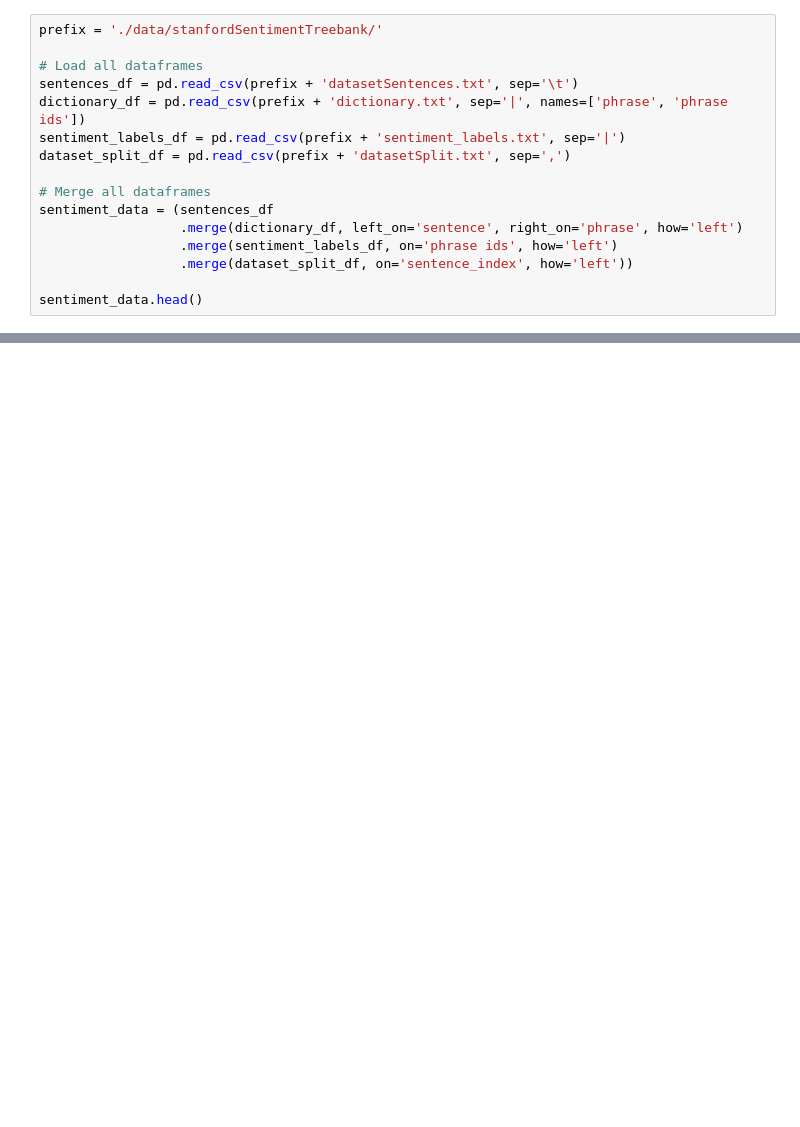
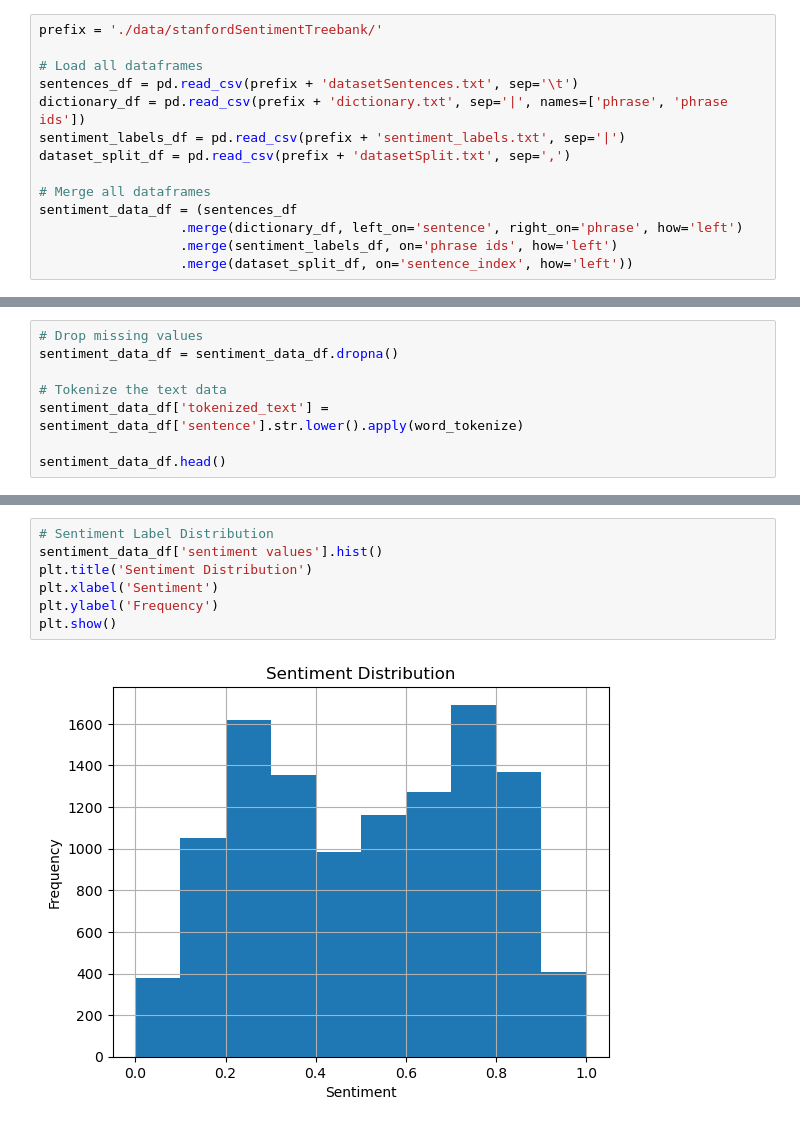
Before and after one commit to DaveS24/RealTime-SentimentAnalyzer, a Jupyter notebook: data_loader.ipynb, the cells around one changed output, grey strips where cells are left out. Cells and saved outputs as stored; diff of their text form; blank space fills up the shorter version.

```diff
--- a/data_loader.ipynb
+++ b/data_loader.ipynb
@@ -10,9 +17,7 @@ sentiment_labels_df = pd.read_csv(prefix + 'sentiment_labels.txt', sep='|')
 dataset_split_df = pd.read_csv(prefix + 'datasetSplit.txt', sep=',')
 
 # Merge all dataframes
-sentiment_data = (sentences_df
+sentiment_data_df = (sentences_df
                   .merge(dictionary_df, left_on='sentence', right_on='phrase', how='left')
                   .merge(sentiment_labels_df, on='phrase ids', how='left')
                   .merge(dataset_split_df, on='sentence_index', how='left'))
-
-sentiment_data.head()
@@ -25,0 +24,8 @@ sentiment_data.head()
+# %%
+# Drop missing values
+sentiment_data_df = sentiment_data_df.dropna()
+
+# Tokenize the text data
+sentiment_data_df['tokenized_text'] = sentiment_data_df['sentence'].str.lower().apply(word_tokenize)
+
+sentiment_data_df.head()
@@ -28,0 +52,9 @@ sentiment_data.to_pickle('./data/sentiment_data.pkl')
+# %%
+# Sentiment Label Distribution
+sentiment_data_df['sentiment values'].hist()
+plt.title('Sentiment Distribution')
+plt.xlabel('Sentiment')
+plt.ylabel('Frequency')
+plt.show()
+# %% [output]
+[figure, added]
```
Also changed, not shown: parts of 8 cells of this notebook, 3 other files.
